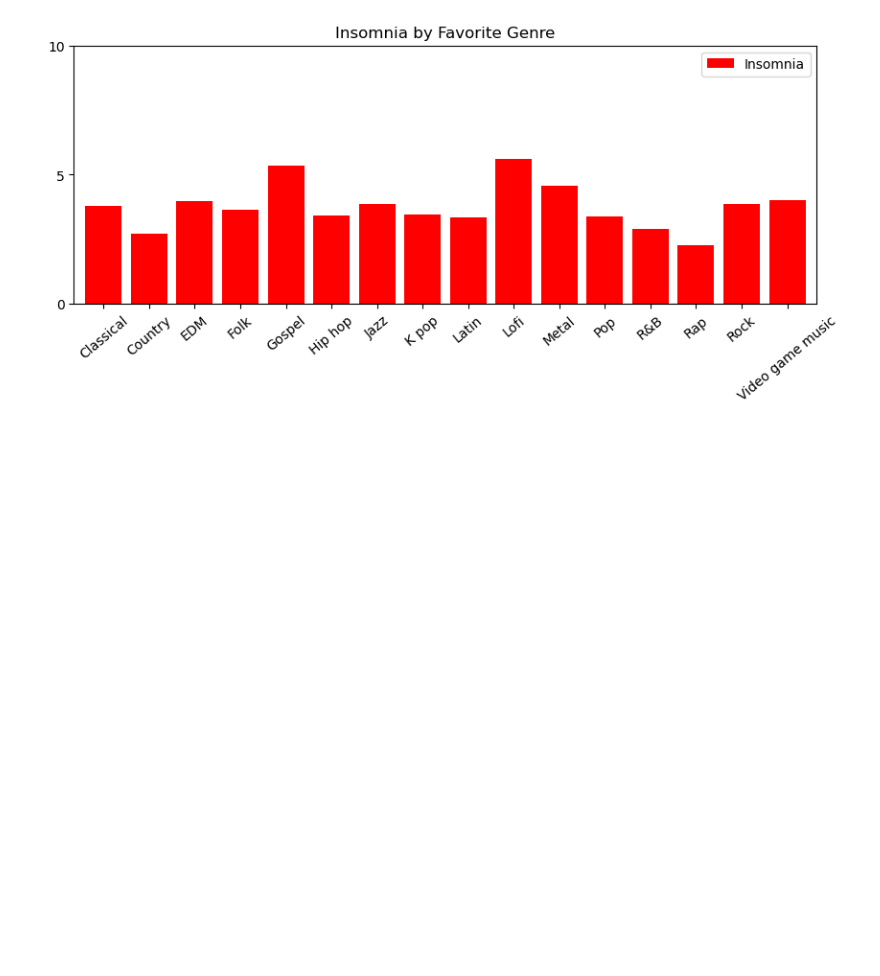
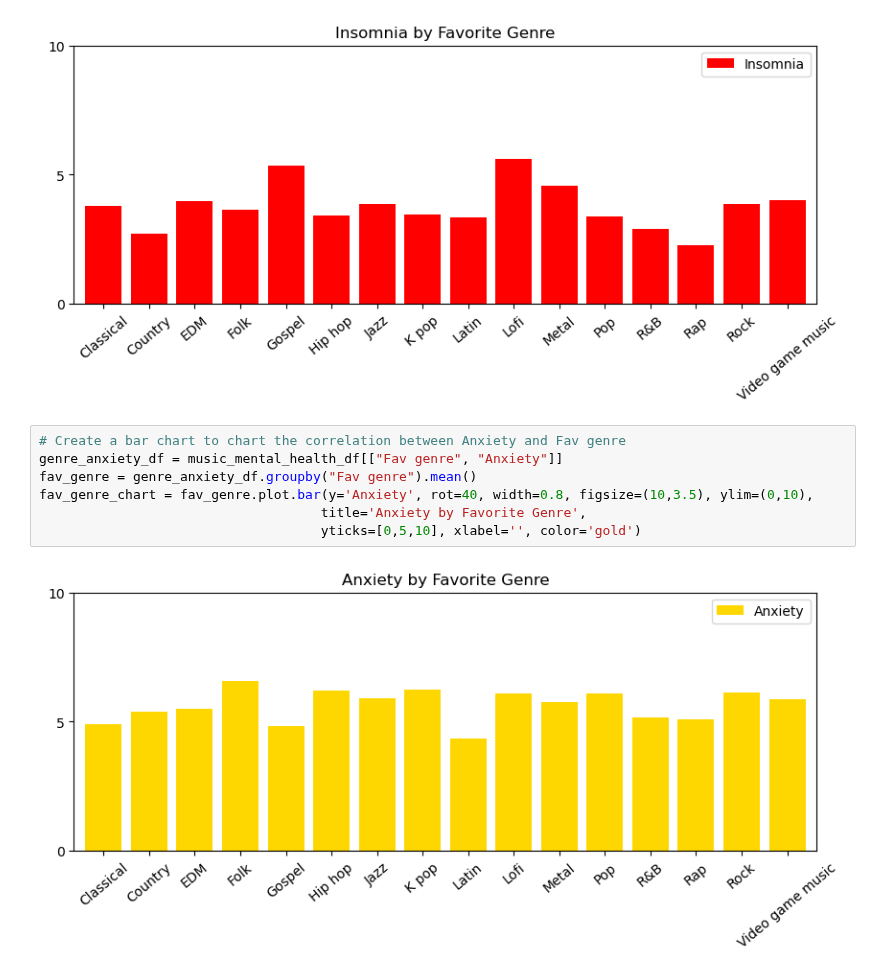
Before and after one commit to jdanielle12/project1, a Jupyter notebook: music_and_mental_health.ipynb, the cells around one changed output. Cells and saved outputs as stored; diff of their text form; blank space fills up the shorter version.

Commit message:
Created a bar chart to display the correlation between anxiety and fav genre

```diff
--- a/music_and_mental_health.ipynb
+++ b/music_and_mental_health.ipynb
@@ -73,3 +73,12 @@ fav_genre_chart = fav_genre.plot.bar(y='Insomnia', rot=40, width=0.8, figsize=(1
                                     yticks=[0,5,10], xlabel='', color='red')
 # %% [output]
 [figure]
+# %%
+# Create a bar chart to chart the correlation between Anxiety and Fav genre
+genre_anxiety_df = music_mental_health_df[["Fav genre", "Anxiety"]]
+fav_genre = genre_anxiety_df.groupby("Fav genre").mean()
+fav_genre_chart = fav_genre.plot.bar(y='Anxiety', rot=40, width=0.8, figsize=(10,3.5), ylim=(0,10),
+                                    title='Anxiety by Favorite Genre',
+                                    yticks=[0,5,10], xlabel='', color='gold')
+# %% [output]
+[figure, added]
```
